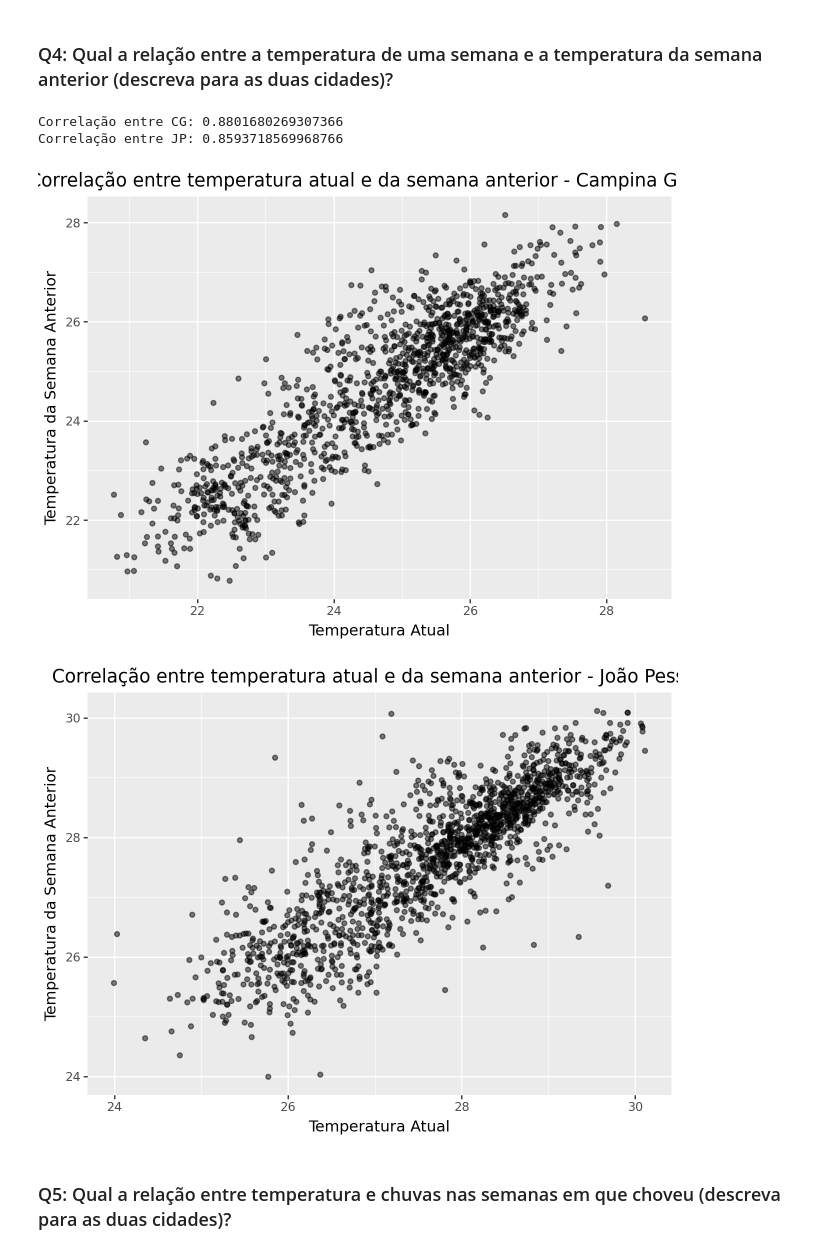
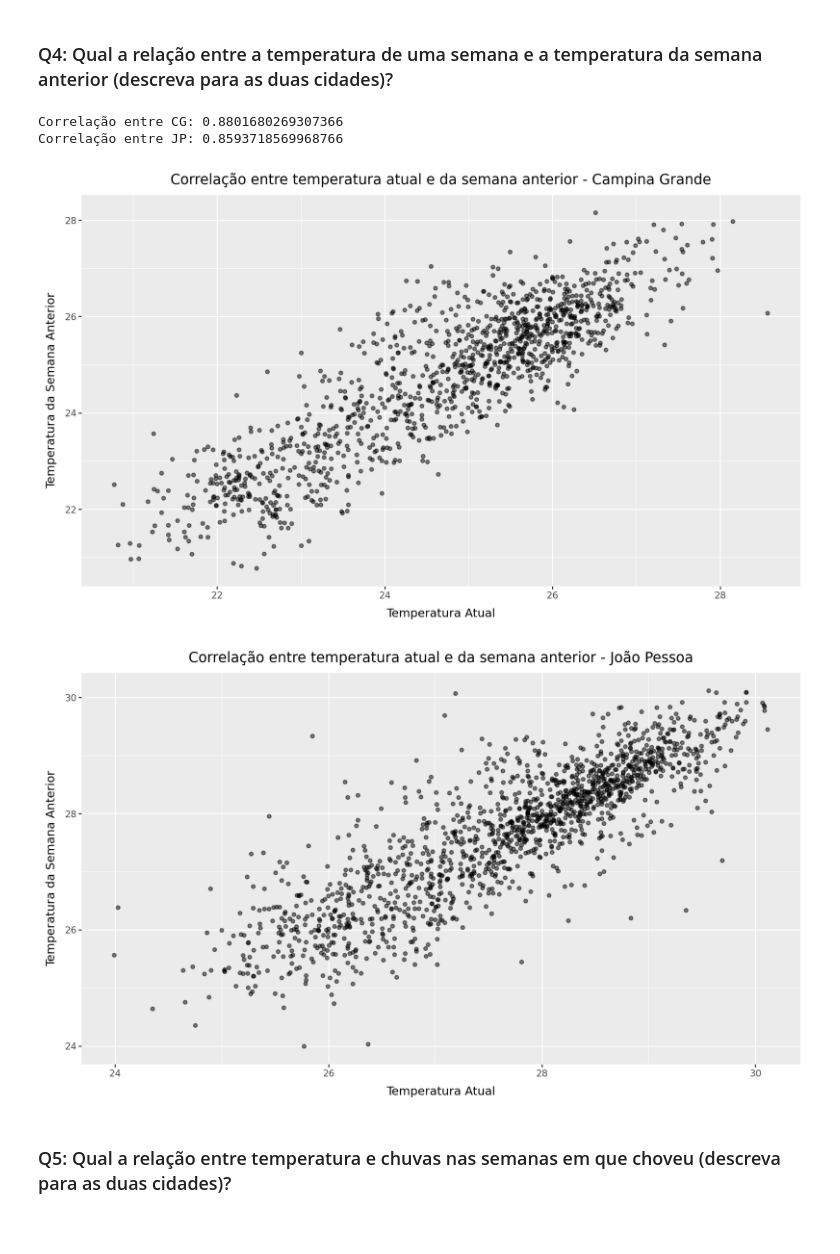
Before and after one commit to sueliomatias/FPCCII_LAB2, a Jupyter notebook: clima_cg_jp-semanal.ipynb, the cells around one changed output. Cells and saved outputs as stored; diff of their text form; code cells hidden in the pictures.

```diff
--- a/clima_cg_jp-semanal.ipynb
+++ b/clima_cg_jp-semanal.ipynb
@@ -176,37 +172,39 @@ temperatura_jp = climas[climas['cidade'] == "João Pessoa"]
 temperatura_jp = temperatura_jp.sort_values(by='semana')
 temperatura_jp['tmedia_anterior'] = temperatura_jp['tmedia'].shift(1)
 temperatura_jp = temperatura_jp.dropna()
 
 # Calcula a correlação entre as temperaturas médias da semana anterior para cada cidade
 correlacao_cg = temperatura_cg['tmedia'].corr(temperatura_cg['tmedia_anterior'])
 correlacao_jp = temperatura_jp['tmedia'].corr(temperatura_jp['tmedia_anterior'])
 
 print("Correlação entre CG:", correlacao_cg)
 print("Correlação entre JP:", correlacao_jp)
 
 plot_cg = (
     ggplot(temperatura_cg, aes(x='tmedia', y='tmedia_anterior')) +
     geom_point(alpha = .5) +
     labs(title="Correlação entre temperatura atual e da semana anterior - Campina Grande",
          x="Temperatura Atual",
-         y="Temperatura da Semana Anterior")
+         y="Temperatura da Semana Anterior") +
+    theme(figure_size=(10, 6))
 )
 
 plot_jp = (
     ggplot(temperatura_jp, aes(x='tmedia', y='tmedia_anterior')) +
     geom_point(alpha = .5) +
     labs(title="Correlação entre temperatura atual e da semana anterior - João Pessoa",
          x="Temperatura Atual",
-         y="Temperatura da Semana Anterior")
+         y="Temperatura da Semana Anterior") +
+    theme(figure_size=(10, 6))
 )
 
 print(plot_cg)
 print(plot_jp)
 # %% [output]
 Correlação entre CG: 0.8801680269307366
 Correlação entre JP: 0.8593718569968766
-[figure, old version]
+[figure, new version]
-[figure, old version]
+[figure, new version]
 # %% [markdown]
 ### Q5: Qual a relação entre temperatura e chuvas nas semanas em que choveu (descreva para as duas cidades)?
 # %%
```
Also changed, not shown: parts of 3 cells of this notebook, 1 other file.
